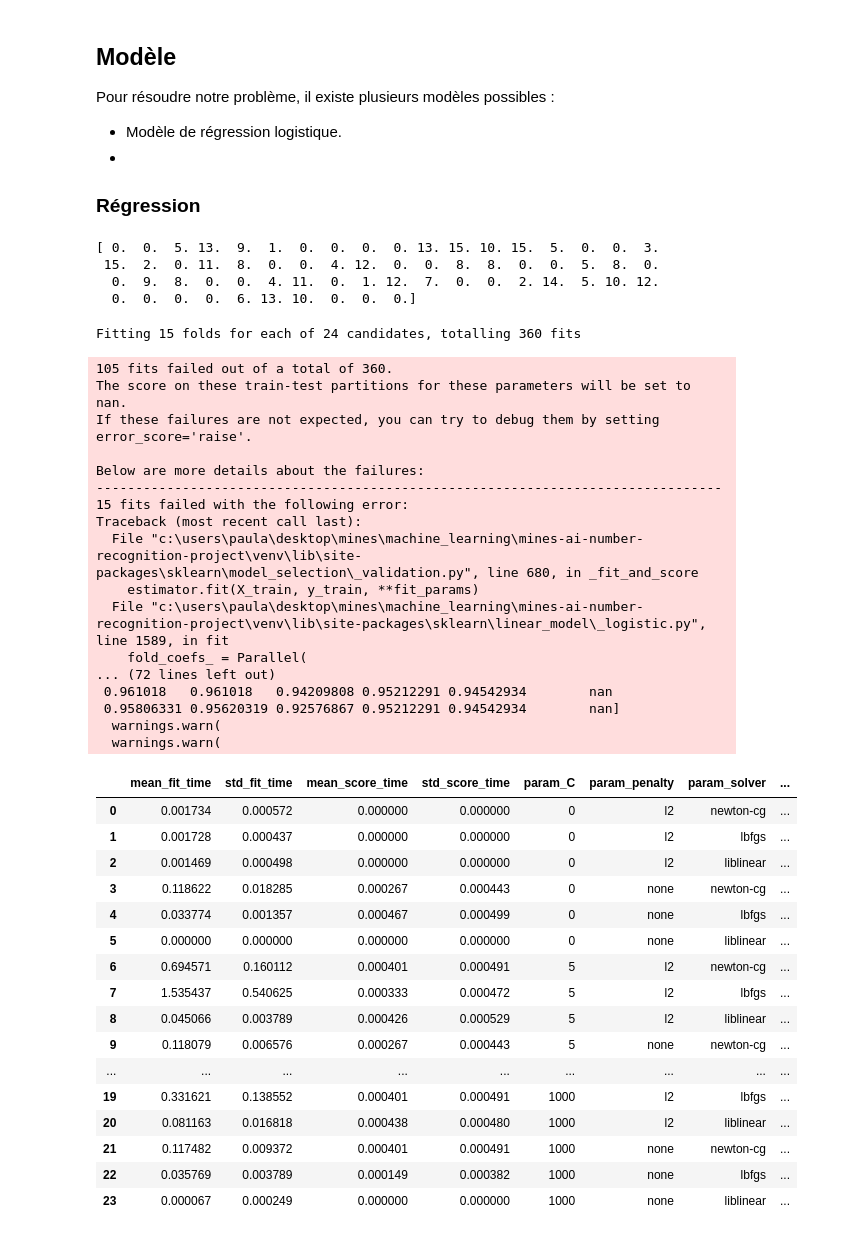
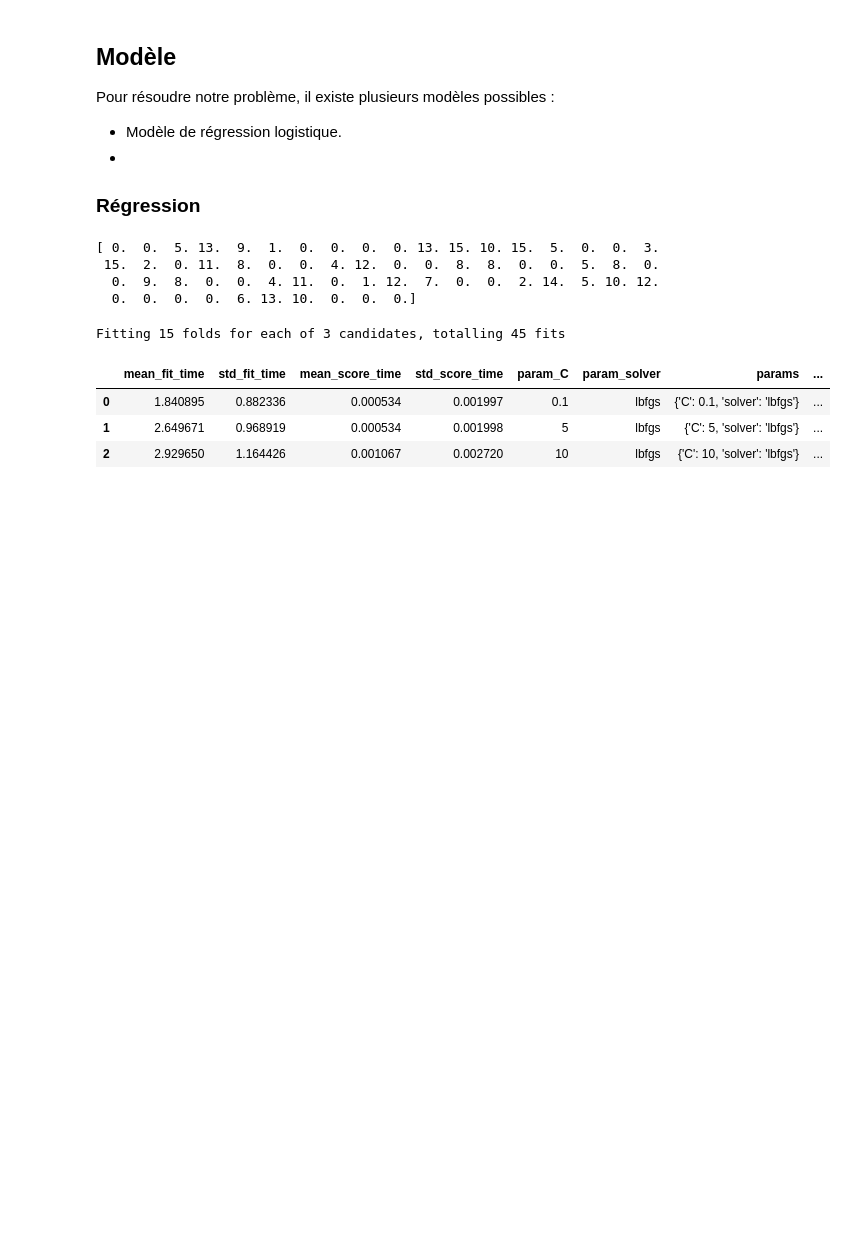
Before and after one commit to Julien-Faure/mines-ai-number-recognition-project, a Jupyter notebook: report.ipynb, the cells around one changed output. Drawn from its saved outputs; the diff is of its cells as text; code cells hidden in the pictures; blank space fills up the shorter version.

```diff
--- a/report.ipynb
+++ b/report.ipynb
@@ -126,69 +126,40 @@ y = digits.target
 
 # séparation du dataset en données "d'apprentissage" et de test
 x_train, x_test, y_train, y_test = train_test_split(x, y, test_size=0.50, random_state=0)
 
 # Création du modèle de régression
 lRModel = LogisticRegression(verbose=False, max_iter=10000)
 
 # dictionnaire contenant les différents paramètres à essayer
 paramDict = dict()
 paramDict['solver'] = ['newton-cg', 'lbfgs', 'liblinear']
 paramDict['penalty'] = ['l2', 'none']
-paramDict['C'] = [0, 5, 10, 1000]
+paramDict['C'] = [0.1,5 , 10]
 
 # Création de nos itérations
 kFold = RepeatedStratifiedKFold(n_splits=5, n_repeats=3, random_state=1)
 
 # Création de notre modèle de validation croisée
 model_cv = GridSearchCV(estimator=lRModel,
                         param_grid=paramDict,
                         scoring='accuracy',
                         cv=kFold,
                         verbose=1,
+                        n_jobs=-1,
                         return_train_score=True)
 
 # Entrainement du modèle
 model_cv.fit(x_train, y_train)
 # cv results
 pd.set_option('display.max_columns', None)
 cv_results = pd.DataFrame(model_cv.cv_results_)
 cv_results
 # %% [output]
-Fitting 15 folds for each of 24 candidates, totalling 360 fits
+Fitting 15 folds for each of 3 candidates, totalling 45 fits
-105 fits failed out of a total of 360.
-The score on these train-test partitions for these parameters will be set to nan.
-If these failures are not expected, you can try to debug them by setting error_score='raise'.
-
-Below are more details about the failures:
---------------------------------------------------------------------------------
-15 fits failed with the following error:
-Traceback (most recent call last):
-  File "c:\users\paula\desktop\mines\machine_learning\mines-ai-number-recognition-project\venv\lib\site-packages\sklearn\model_selection\_validation.py", line 680, in _fit_and_score
-    estimator.fit(X_train, y_train, **fit_params)
-  File "c:\users\paula\desktop\mines\machine_learning\mines-ai-number-recognition-project\venv\lib\site-packages\sklearn\linear_model\_logistic.py", line 1589, in fit
-    fold_coefs_ = Parallel(
-... (72 lines left out)
- 0.961018   0.961018   0.94209808 0.95212291 0.94542934        nan
- 0.95806331 0.95620319 0.92576867 0.95212291 0.94542934        nan]
-  warnings.warn(
-  warnings.warn(
-|  | mean_fit_time | std_fit_time | mean_score_time | std_score_time | param_C | param_penalty | param_solver | ... |
-| 0 | 0.001734 | 0.000572 | 0.000000 | 0.000000 | 0 | l2 | newton-cg | ... |
-| 1 | 0.001728 | 0.000437 | 0.000000 | 0.000000 | 0 | l2 | lbfgs | ... |
-| 2 | 0.001469 | 0.000498 | 0.000000 | 0.000000 | 0 | l2 | liblinear | ... |
-| 3 | 0.118622 | 0.018285 | 0.000267 | 0.000443 | 0 | none | newton-cg | ... |
-| 4 | 0.033774 | 0.001357 | 0.000467 | 0.000499 | 0 | none | lbfgs | ... |
-| 5 | 0.000000 | 0.000000 | 0.000000 | 0.000000 | 0 | none | liblinear | ... |
-| 6 | 0.694571 | 0.160112 | 0.000401 | 0.000491 | 5 | l2 | newton-cg | ... |
-| 7 | 1.535437 | 0.540625 | 0.000333 | 0.000472 | 5 | l2 | lbfgs | ... |
-| 8 | 0.045066 | 0.003789 | 0.000426 | 0.000529 | 5 | l2 | liblinear | ... |
-| 9 | 0.118079 | 0.006576 | 0.000267 | 0.000443 | 5 | none | newton-cg | ... |
-| ... | ... | ... | ... | ... | ... | ... | ... | ... |
-| 19 | 0.331621 | 0.138552 | 0.000401 | 0.000491 | 1000 | l2 | lbfgs | ... |
-| 20 | 0.081163 | 0.016818 | 0.000438 | 0.000480 | 1000 | l2 | liblinear | ... |
-| 21 | 0.117482 | 0.009372 | 0.000401 | 0.000491 | 1000 | none | newton-cg | ... |
-| 22 | 0.035769 | 0.003789 | 0.000149 | 0.000382 | 1000 | none | lbfgs | ... |
-| 23 | 0.000067 | 0.000249 | 0.000000 | 0.000000 | 1000 | none | liblinear | ... |
+|  | mean_fit_time | std_fit_time | mean_score_time | std_score_time | param_C | param_solver | params | ... |
+| 0 | 1.840895 | 0.882336 | 0.000534 | 0.001997 | 0.1 | lbfgs | {'C': 0.1, 'solver': 'lbfgs'} | ... |
+| 1 | 2.649671 | 0.968919 | 0.000534 | 0.001998 | 5 | lbfgs | {'C': 5, 'solver': 'lbfgs'} | ... |
+| 2 | 2.929650 | 1.164426 | 0.001067 | 0.002720 | 10 | lbfgs | {'C': 10, 'solver': 'lbfgs'} | ... |
 # %% [markdown]
 La validation croisée nous permet de determiner les paramètres optimaux pour notre modèle d'apprentissage.
 Les résultats de nos tests avec de nombreux paramètres différents (dont la plupart ne sont pas présent dans l'exemple ci-dessus).
```
Also changed, not shown: parts of 3 cells of this notebook.
